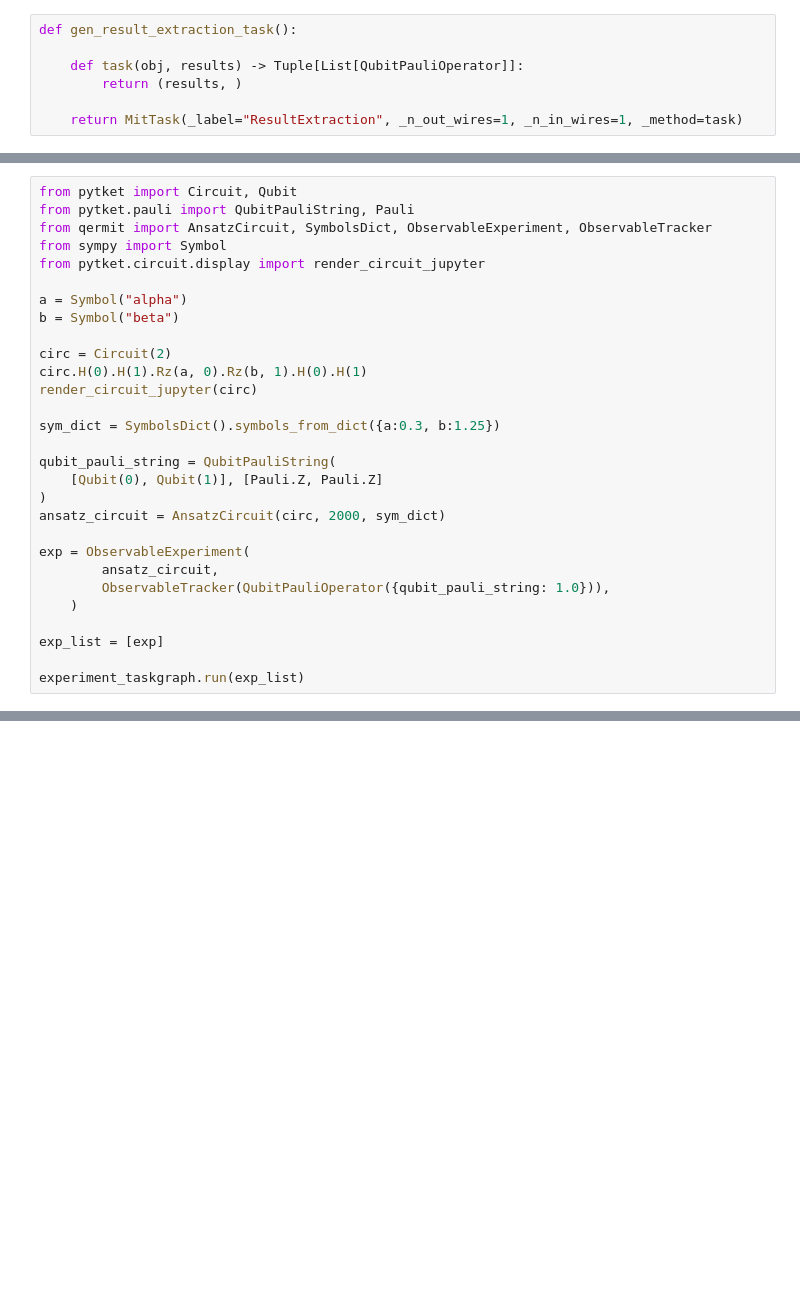
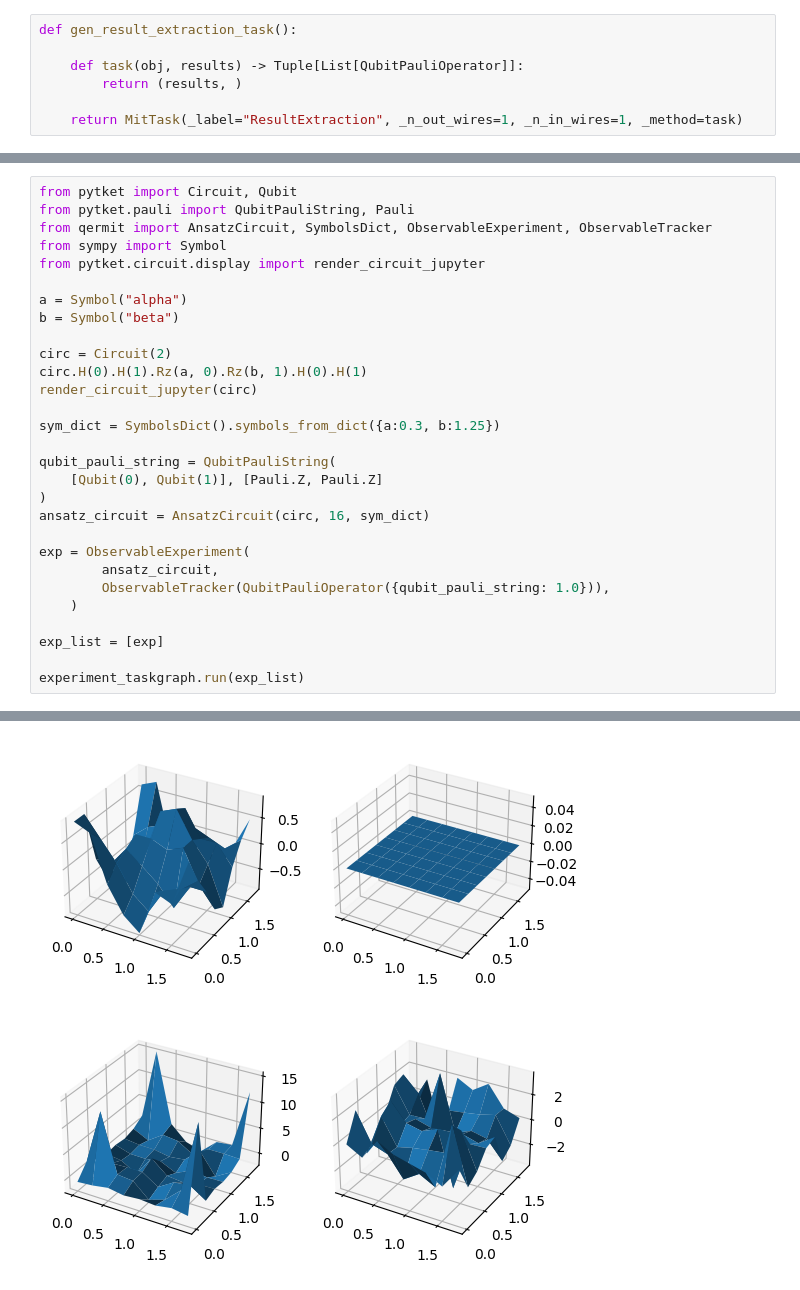
Before and after one commit to CQCL/IEEE_Quantum_Week, a Jupyter notebook: dan/new_em.ipynb, the cells around one changed output, grey strips where cells are left out. Saved outputs shown, nothing was run; the diff lists cells and outputs as text; blank space fills up the shorter version.

```diff
--- a/dan/new_em.ipynb
+++ b/dan/new_em.ipynb
@@ -278,7 +282,7 @@ sym_dict = SymbolsDict().symbols_from_dict({a:0.3, b:1.25})
 qubit_pauli_string = QubitPauliString(
     [Qubit(0), Qubit(1)], [Pauli.Z, Pauli.Z]
 )
-ansatz_circuit = AnsatzCircuit(circ, 2000, sym_dict)
+ansatz_circuit = AnsatzCircuit(circ, 16, sym_dict)
 
 exp = ObservableExperiment(
         ansatz_circuit,
@@ -288,3 +292,4 @@ exp = ObservableExperiment(
 exp_list = [exp]
 
 experiment_taskgraph.run(exp_list)
+# %% [output]
@@ -290,0 +297,2 @@ experiment_taskgraph.run(exp_list)
+[figure, added]
+[figure, added]
```
Also changed, not shown: parts of 5 cells of this notebook, 4 other files.
